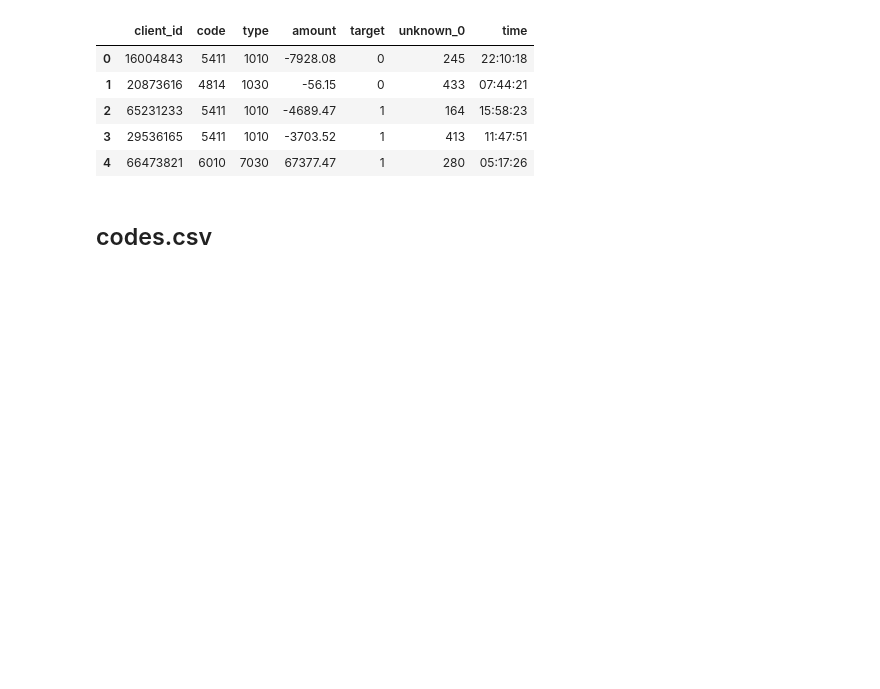
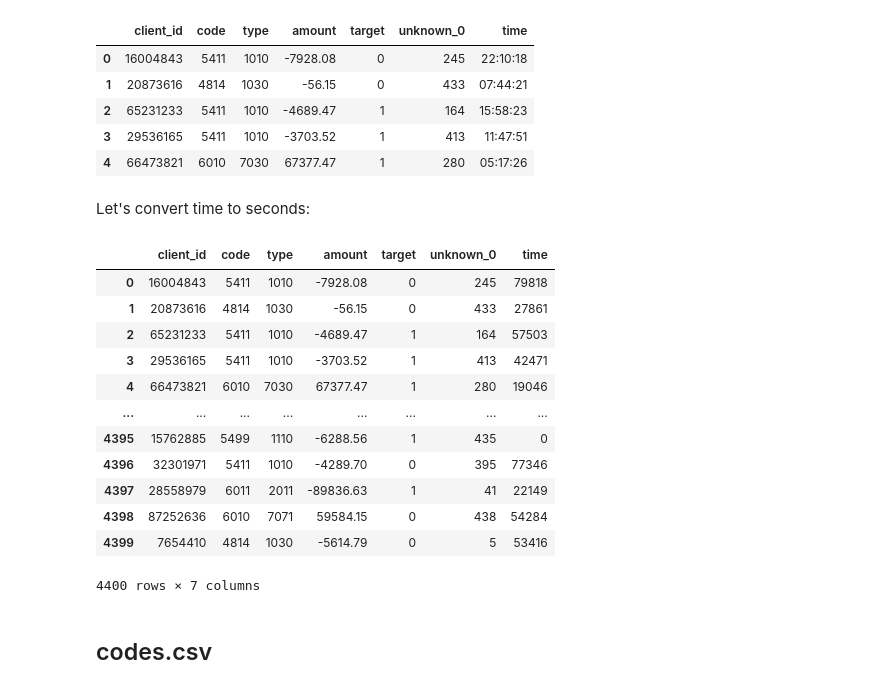
Before and after one commit to alaksiej-karalou/ml-intro-exposit, a Jupyter notebook: solution.ipynb, the cells around one changed output. Saved outputs shown, nothing was run; the diff lists cells and outputs as text; code cells hidden in the pictures; blank space fills up the shorter version.

```diff
--- a/solution.ipynb
+++ b/solution.ipynb
@@ -76,6 +78,34 @@ train_data.head()
 | 2 | 65231233 | 5411 | 1010 | -4689.47 | 1 | 164 | 15:58:23 |
 | 3 | 29536165 | 5411 | 1010 | -3703.52 | 1 | 413 | 11:47:51 |
 | 4 | 66473821 | 6010 | 7030 | 67377.47 | 1 | 280 | 05:17:26 |
+# %% [markdown]
+Let's convert time to seconds:
+# %%
+import time
+import datetime
+
+
+def convert_time_to_seconds(date):
+    t = time.strptime(date, '%H:%M:%S')
+    return int(datetime.timedelta(hours = t.tm_hour, minutes = t.tm_min, seconds = t.tm_sec).total_seconds())
+
+
+train_data['time'] = train_data['time'].apply(convert_time_to_seconds)
+train_data
+# %% [output]
+|  | client_id | code | type | amount | target | unknown_0 | time |
+| 0 | 16004843 | 5411 | 1010 | -7928.08 | 0 | 245 | 79818 |
+| 1 | 20873616 | 4814 | 1030 | -56.15 | 0 | 433 | 27861 |
+| 2 | 65231233 | 5411 | 1010 | -4689.47 | 1 | 164 | 57503 |
+| 3 | 29536165 | 5411 | 1010 | -3703.52 | 1 | 413 | 42471 |
+| 4 | 66473821 | 6010 | 7030 | 67377.47 | 1 | 280 | 19046 |
+| ... | ... | ... | ... | ... | ... | ... | ... |
+| 4395 | 15762885 | 5499 | 1110 | -6288.56 | 1 | 435 | 0 |
+| 4396 | 32301971 | 5411 | 1010 | -4289.70 | 0 | 395 | 77346 |
+| 4397 | 28558979 | 6011 | 2011 | -89836.63 | 1 | 41 | 22149 |
+| 4398 | 87252636 | 6010 | 7071 | 59584.15 | 0 | 438 | 54284 |
+| 4399 | 7654410 | 4814 | 1030 | -5614.79 | 0 | 5 | 53416 |
+4400 rows × 7 columns
 # %% [markdown]
 ## codes.csv
 # %% [markdown]
```
Also changed, not shown: parts of 61 cells of this notebook, 2 other files.
